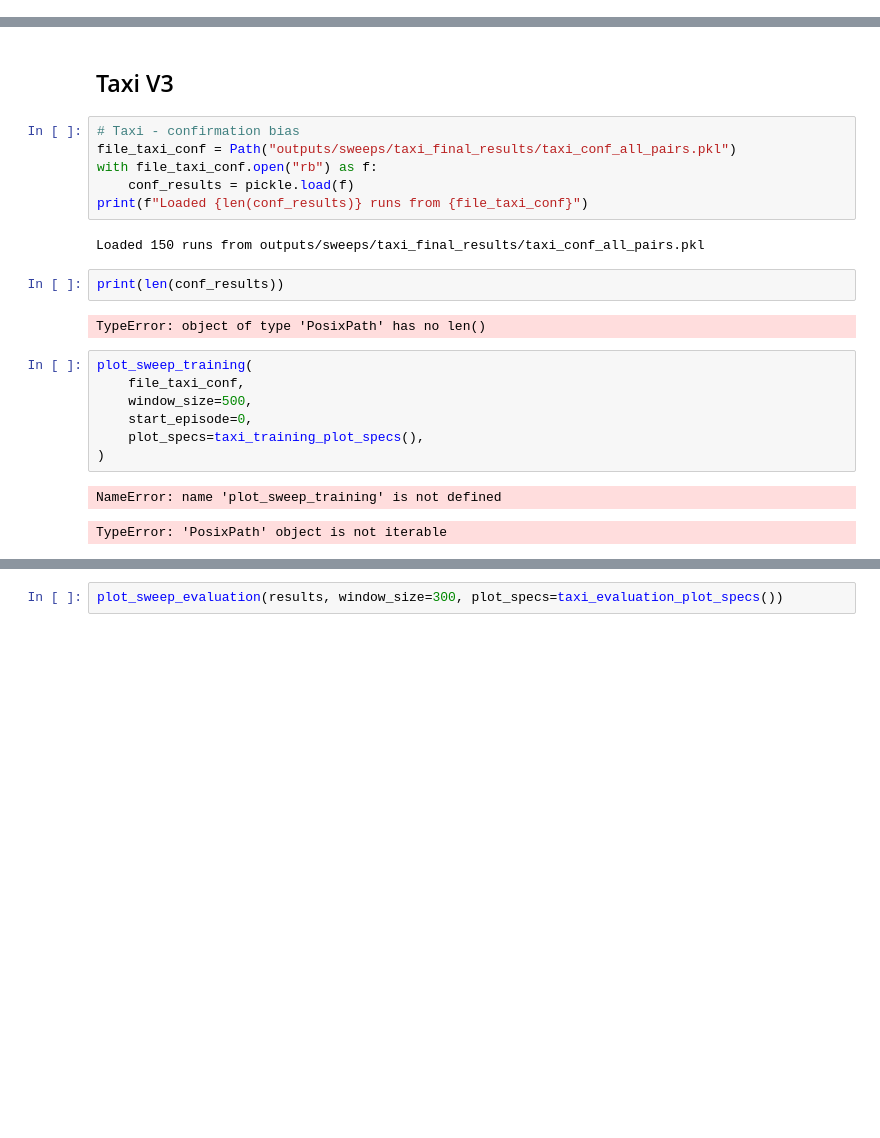
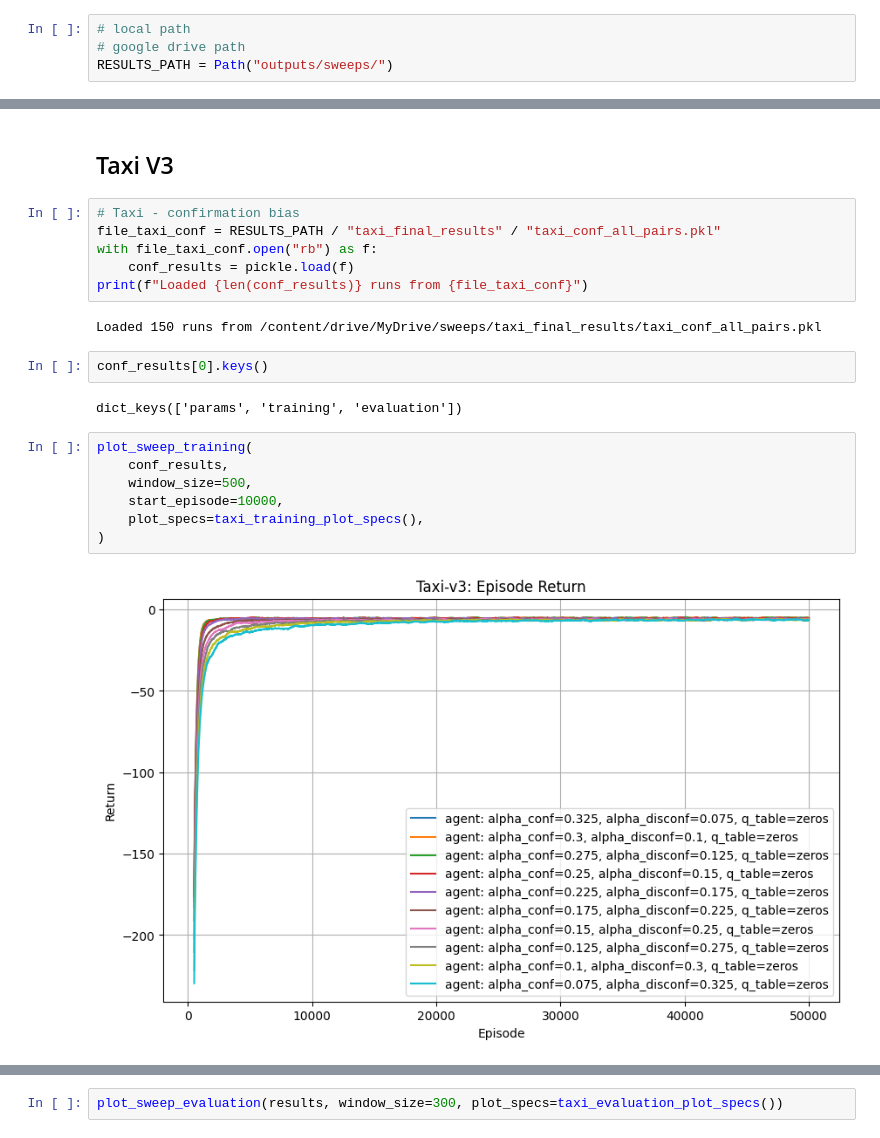
Before and after one commit to kallioaa/frustration_msc, a Jupyter notebook: src/prod_notebooks/assymetric_rl/thesis_plots.ipynb, the cells around one changed output, grey strips where cells are left out. Cells and saved outputs as stored; diff of their text form; blank space fills up the shorter version.

Commit message:
variables for google and laptop

```diff
--- a/src/prod_notebooks/assymetric_rl/thesis_plots.ipynb
+++ b/src/prod_notebooks/assymetric_rl/thesis_plots.ipynb
@@ -29,26 +32,29 @@ from experiments.sweep_plots_helpper import (
+# %%
+# local path
+# google drive path
+RESULTS_PATH = Path("outputs/sweeps/")
 # %% [markdown]
 # Results
 # %% [markdown]
 ## Taxi V3
 # %%
 # Taxi - confirmation bias
-file_taxi_conf = Path("outputs/sweeps/taxi_final_results/taxi_conf_all_pairs.pkl")
+file_taxi_conf = RESULTS_PATH / "taxi_final_results" / "taxi_conf_all_pairs.pkl"
 with file_taxi_conf.open("rb") as f:
     conf_results = pickle.load(f)
 print(f"Loaded {len(conf_results)} runs from {file_taxi_conf}")
 # %% [output]
-Loaded 150 runs from outputs/sweeps/taxi_final_results/taxi_conf_all_pairs.pkl
+Loaded 150 runs from /content/drive/MyDrive/sweeps/taxi_final_results/taxi_conf_all_pairs.pkl
-# %%
-print(len(conf_results))
-# %% [output]
-TypeError: object of type 'PosixPath' has no len()
+# %%
+conf_results[0].keys()
+# %% [output]
+dict_keys(['params', 'training', 'evaluation'])
 # %%
 plot_sweep_training(
-    file_taxi_conf,
+    conf_results,
     window_size=500,
-    start_episode=0,
+    start_episode=10000,
     plot_specs=taxi_training_plot_specs(),
 )
 # %% [output]
-NameError: name 'plot_sweep_training' is not defined
-TypeError: 'PosixPath' object is not iterable
+[figure, added]
```
Also changed, not shown: parts of 2 cells of this notebook.
